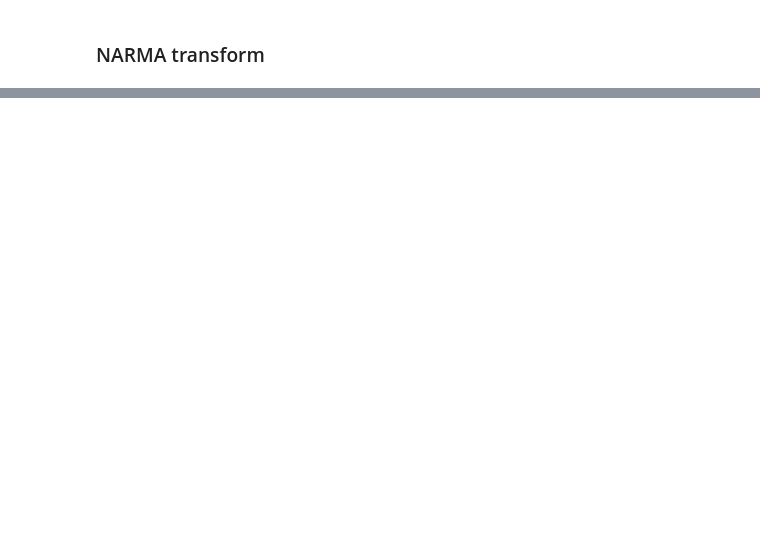
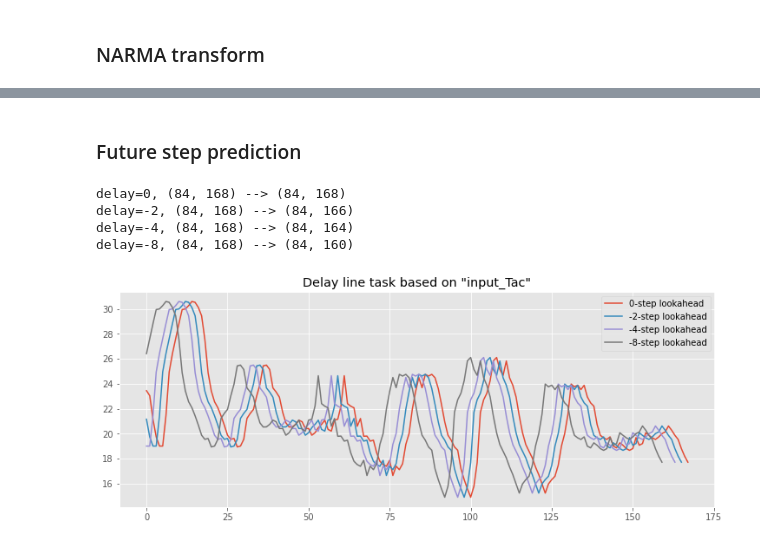
Before and after one commit to mcndt/thesis-plant-reservoir-computing, a Jupyter notebook: notebooks/rc_benchmark_definitions.ipynb, the cells around one changed output, grey strips where cells are left out. Saved outputs shown, nothing was run; the diff lists cells and outputs as text; code cells hidden in the pictures; blank space fills up the shorter version.

```diff
--- a/notebooks/rc_benchmark_definitions.ipynb
+++ b/notebooks/rc_benchmark_definitions.ipynb
@@ -168,0 +187,35 @@ with plt.style.context('ggplot'):
+# %% [markdown]
+### Future step prediction
+# %%
+from pipeline_base import DelayLineTransform
+
+
+delays = [0, -2, -4, -8]
+delay_line_transforms = [DelayLineTransform(delay_steps=n) for n in delays]
+
+tf_data = []
+for delay, tf in zip(delays, delay_line_transforms):
+  X, y, groups = tf.transform(X_raw, y_raw, groups_raw)
+  print(f'{delay=}, {y_raw.shape} --> {y.shape}')
+  tf_data.append((X, y, groups))
+
+
+with plt.style.context('ggplot'):
+  fig, ax = plt.subplots(1, 1, figsize=(10, 4), constrained_layout=True)
+
+  for i in range(len(delays)):
+    X, y, groups = tf_data[i]
+    d = delays[i]
+    plot_data = y[0]
+    time = np.arange(len(plot_data))
+    ax.plot(time, plot_data, label=f'{d}-step lookahead')
+    # ax.plot(time + 2*d, X[0, :, 0], color='black', label='Reservoir')
+
+  ax.legend()
+  ax.set_title(f'Delay line task based on "{target}"')
+# %% [output]
+delay=0, (84, 168) --> (84, 168)
+delay=-2, (84, 168) --> (84, 166)
+delay=-4, (84, 168) --> (84, 164)
+delay=-8, (84, 168) --> (84, 160)
+[figure, added]
```
Also changed, not shown: parts of 5 cells of this notebook, 1 other file.
